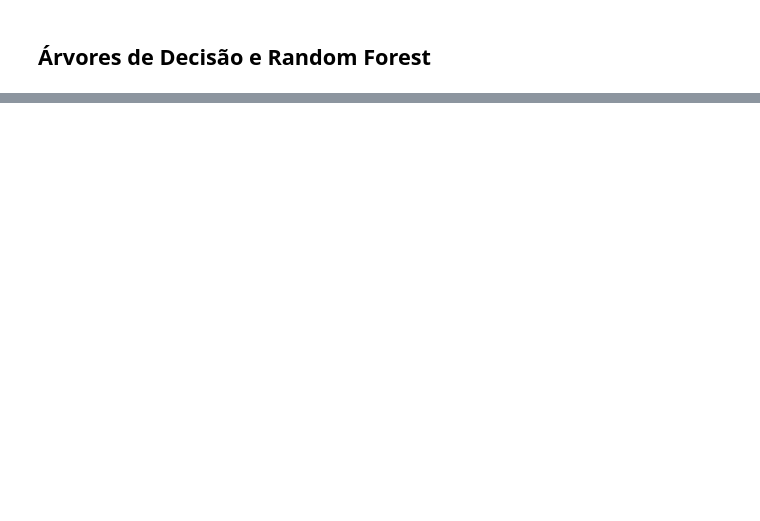
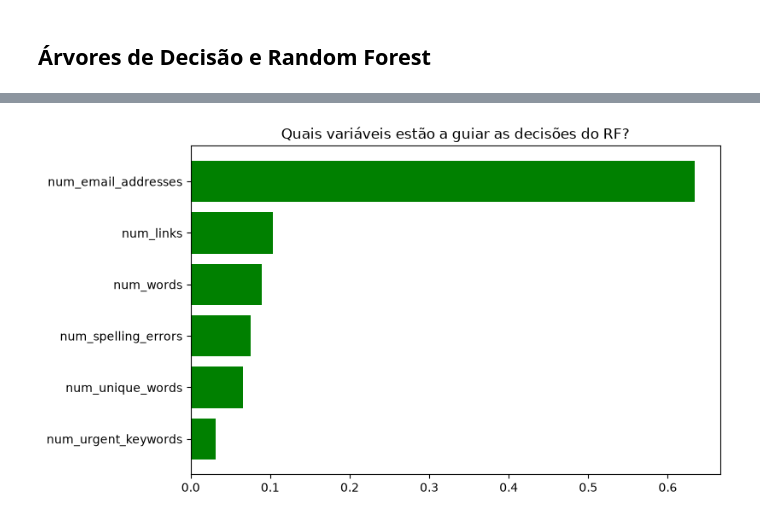
Before and after one commit to lfsdaros/Email_Phishing_Detector_POLI, a Jupyter notebook: Phishing_Detector.ipynb, the cells around one changed output, grey strips where cells are left out. Cells and saved outputs as stored; diff of their text form; code cells hidden in the pictures; blank space fills up the shorter version.

```diff
--- a/Phishing_Detector.ipynb
+++ b/Phishing_Detector.ipynb
@@ -54,11 +64,12 @@ X.head()
 Cross-validation e Normalização
 # %%
 # Cross-validation
-k = 10
+k = 5
 skf = StratifiedKFold(n_splits=k, shuffle=True, random_state=42)
 
-# Normalização (StandardScaler = z-score)
-scaler = StandardScaler()
+# Listas para guardar as métricas de cada rodada
+recalls_por_fold = []
+scaler = RobustScaler()  # Usando RobustScaler para lidar com outliers
 fold = 1
 dados_preparados = []
 
@@ -67,9 +78,13 @@ for train_index, test_index in skf.split(X, y):
     X_train, X_test = X.iloc[train_index], X.iloc[test_index]
     y_train, y_test = y.iloc[train_index], y.iloc[test_index]
 
+    # Aplicar SMOTE apenas no conjunto de TREINO (para balancear as classes)
+    smote = SMOTE(random_state=42)
+    X_train_smote, y_train_smote = smote.fit_resample(X_train, y_train)
+
     # Normalização
-    # (fit_transform) -> Calculando média e desvio padrão SOMENTE no conjunto de treino
-    X_train_scaled = scaler.fit_transform(X_train)
+    # (fit_transform) -> Calculando Mediana e IQR SOMENTE no conjunto de treino (agora balanceado)
+    X_train_scaled = scaler.fit_transform(X_train_smote)
 
     # Aplicando a Normalização (transform) no conjunto de teste
     X_test_scaled = scaler.transform(X_test)
@@ -79,13 +94,11 @@ for train_index, test_index in skf.split(X, y):
         'fold': fold,
         'X_train': X_train_scaled,
         'X_test': X_test_scaled,
-        'y_train': y_train,
+        'y_train': y_train_smote,
         'y_test': y_test
     })
 
     fold += 1
-
-print(f"Pré-processamento concluído! {len(dados_preparados)} folds estão prontos para uso.")
 
 # Vamos usar a primeira coluna (feature) como exemplo
 nome_feature = X.columns[0]
@@ -98,12 +111,17 @@ print("\n[ANTES] (Valores brutos da base original):")
 print(f"Média         : {X[nome_feature].mean():.2f}")
 print(f"Desvio Padrão : {X[nome_feature].std():.2f}")
 print(f"Valor Máximo  : {X[nome_feature].max():.2f}")
+print(f"\n[BALANCEAMENTO] Tamanho do Y de treino no Fold 1: {len(y_train)} instâncias")
 
 
 # Estatísticas DEPOIS da normalização (usando o Fold 1 preparado)
 X_treino_norm = dados_preparados[0]['X_train']
-print("\n[DEPOIS] (Valores transformados com Z-Score no Fold 1):")
+y_treino_norm = dados_preparados[0]['y_train']
+
+print("\n[DEPOIS] (Valores transformados com RobustScaler no Fold 1):")
 print(f"Média         : {X_treino_norm[:, 0].mean():.2f}")
 print(f"Desvio Padrão : {X_treino_norm[:, 0].std():.2f}")
 print(f"Valor Máximo  : {X_treino_norm[:, 0].max():.2f}")
+
+print(f"\n[BALANCEAMENTO] Tamanho do Y de treino no Fold 1: {len(y_treino_norm)} instâncias")
 # %% [output]
@@ -370,0 +351,11 @@ plt.show()
+# %%
+importances = rf_campeao.feature_importances_
+indices = np.argsort(importances)
+
+plt.figure(figsize=(8, 5))
+plt.barh(range(len(indices)), importances[indices], align='center', color='green')
+plt.yticks(range(len(indices)), [X.columns[i] for i in indices])
+plt.title('Quais variáveis estão a guiar as decisões do RF?')
+plt.show()
+# %% [output]
+[figure, added]
```
Also changed, not shown: parts of 20 cells of this notebook.
